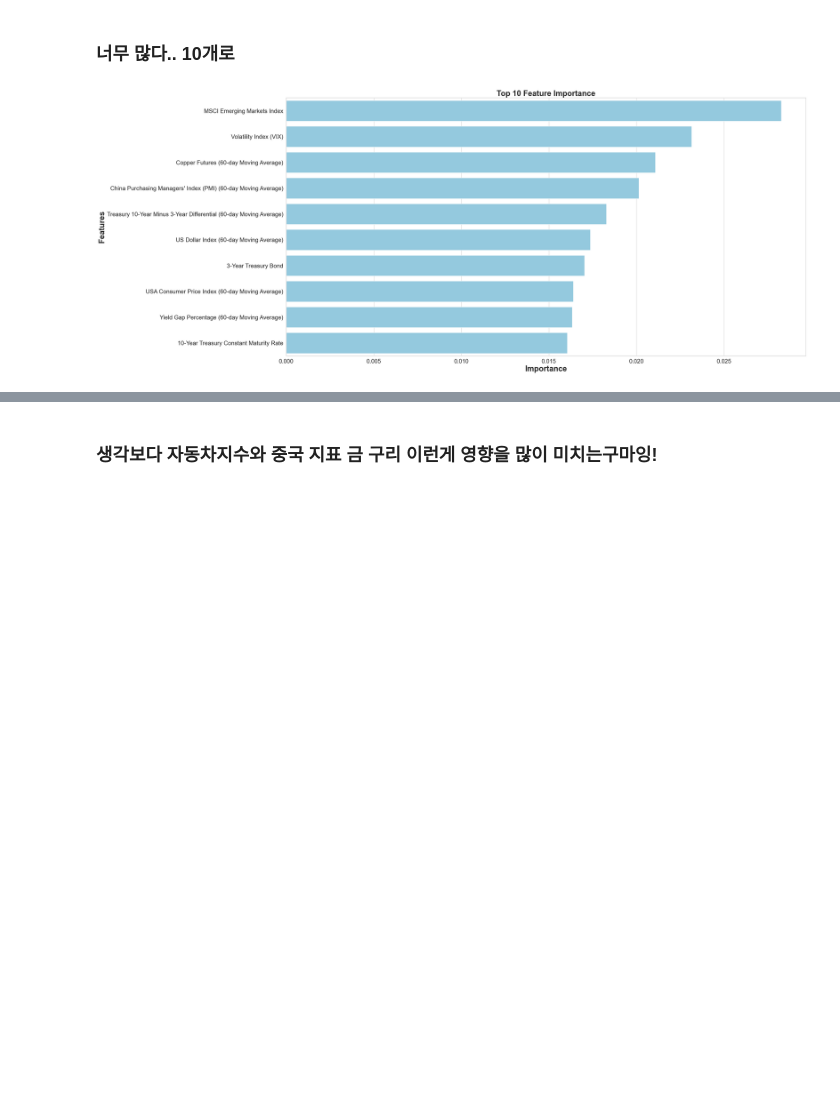
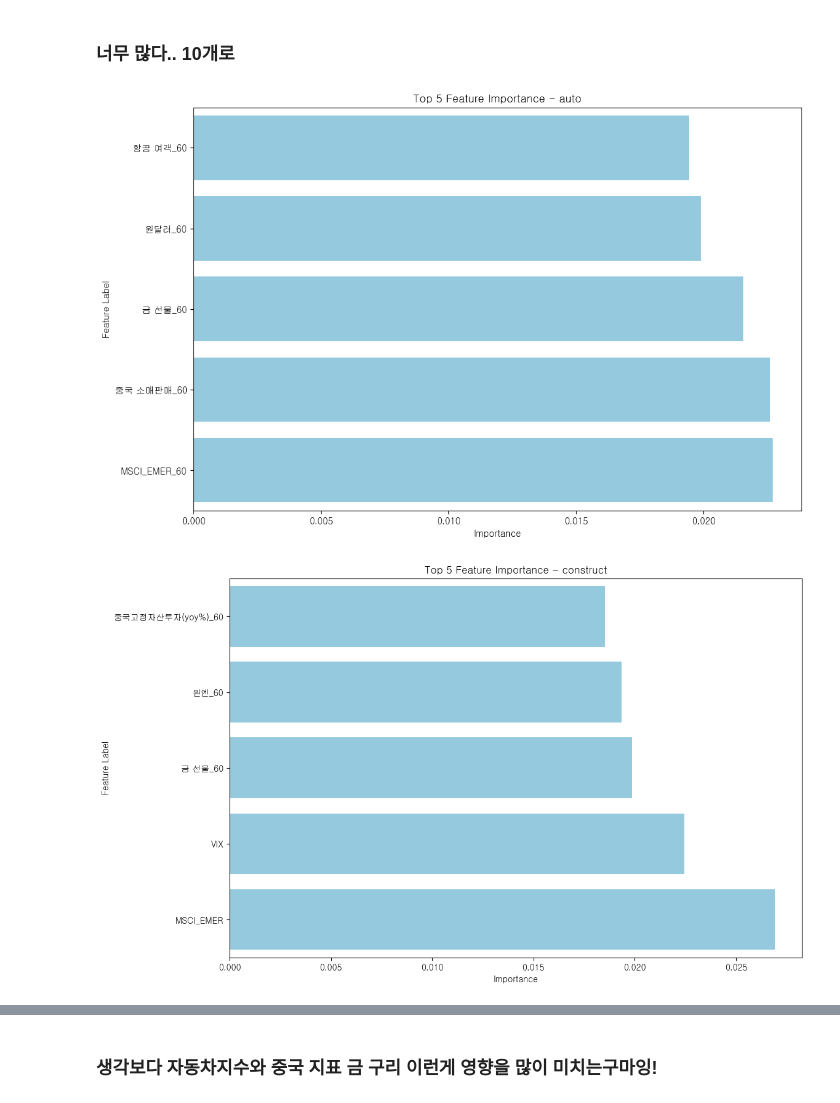
Before and after one commit to simpson000/sic_project_final, a Jupyter notebook: sic/second_compile.ipynb, the cells around one changed output, grey strips where cells are left out. Saved outputs shown, nothing was run; the diff lists cells and outputs as text; code cells hidden in the pictures; blank space fills up the shorter version.

```diff
--- a/sic/second_compile.ipynb
+++ b/sic/second_compile.ipynb
@@ -509,23 +629,53 @@ None
 # %% [markdown]
 ### 너무 많다.. 10개로
-# %%
-feats = {}
-for feature, importance in zip(X, best_rfc.feature_importances_):
-    feats[feature] = importance
-importances = pd.DataFrame.from_dict(feats, orient='index').rename(columns={0: 'Gini-Importance'})
-importances = importances.sort_values(by='Gini-Importance', ascending=False)
-importances = importances.reset_index()
-importances = importances.rename(columns={'index': 'Features'})
-top_10_importances = importances.head(10)  # 상위 10개만 선택
-
-sns.set(font_scale=1.7)
-sns.set(style="whitegrid", color_codes=True, font_scale=1.7)
-fig, ax = plt.subplots()
-fig.set_size_inches(30, 15)
-sns.barplot(x=top_10_importances['Gini-Importance'], y=top_10_importances['Features'], data=top_10_importances, color='skyblue')
-plt.xlabel('Importance', fontsize=25, weight='bold')
-plt.ylabel('Features', fontsize=25, weight='bold')
-plt.title('Top 10 Feature Importance', fontsize=25, weight='bold')
-plt.show()
-# %% [output]
-[figure, removed]
+# %%
+# 필요한 라이브러리 import
+import matplotlib.pyplot as plt
+import seaborn as sns
+
+# 한글 폰트 설정
+from matplotlib import font_manager, rc
+path = f'C:/Windows/Fonts/gulim.ttc'
+font_name = font_manager.FontProperties(fname=path).get_name()
+rc('font', family=font_name)
+
+# 각 키워드별 상위 5개 특성의 label과 중요도 저장
+for keyword, data_split in data_splits.items():
+    X_train = data_split['X_train']
+    y_train = data_split['y_train']
+
+    best_estimator = best_estimators_per_keyword[keyword]
+    best_depth = best_depths_per_keyword[keyword]
+
+    # RandomForestClassifier 초기화 및 학습
+    rfc = RandomForestClassifier(n_estimators=best_estimator,
+                                 max_depth=best_depth,
+                                 max_leaf_nodes=300,
+                                 n_jobs=-1,
+                                 random_state=0)
+    rfc.fit(X_train, y_train)
+
+    # Feature Importance 계산
+    feats = {}
+    for feature, importance in zip(range(X_train.shape[1]), rfc.feature_importances_):
+        feats[feature] = importance
+
+    # 중요도 순으로 정렬하여 상위 5개 선택
+    sorted_feats = sorted(feats.items(), key=lambda x: x[1], reverse=True)
+    top_5_importances = sorted_feats[:5]
+
+    # 상위 5개 특성의 label과 중요도 추출
+    feature_labels = [X_keyword.columns[feature_index] for feature_index, _ in top_5_importances]
+    importances = [importance for _, importance in top_5_importances]
+
+    # 그래프 출력
+    plt.figure(figsize=(12, 8))
+    sns.barplot(x=importances, y=feature_labels, color='skyblue')
+    plt.title(f'Top 5 Feature Importance - {keyword}')
+    plt.xlabel('Importance')
+    plt.ylabel('Feature Label')
+    plt.gca().invert_yaxis()  # y축 라벨 역순으로 표시
+    plt.show()
+# %% [output]
+[figure, added]
+[figure, added]
```
Also changed, not shown: parts of 35 cells of this notebook, 31 other files.
